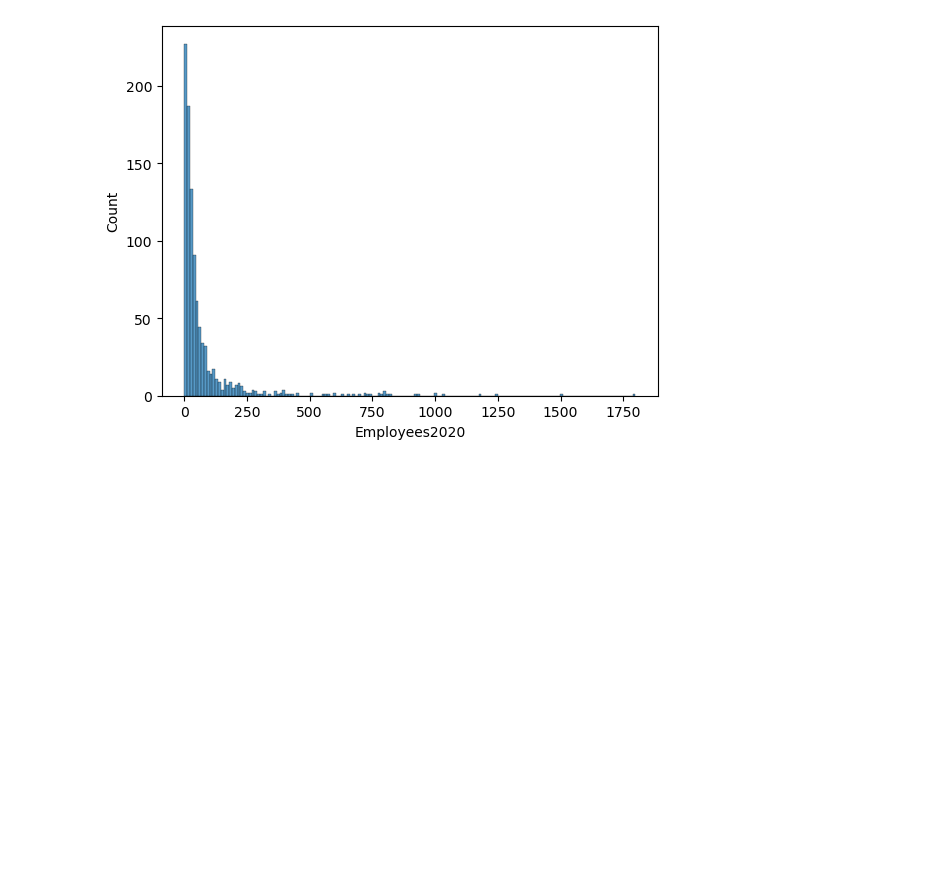
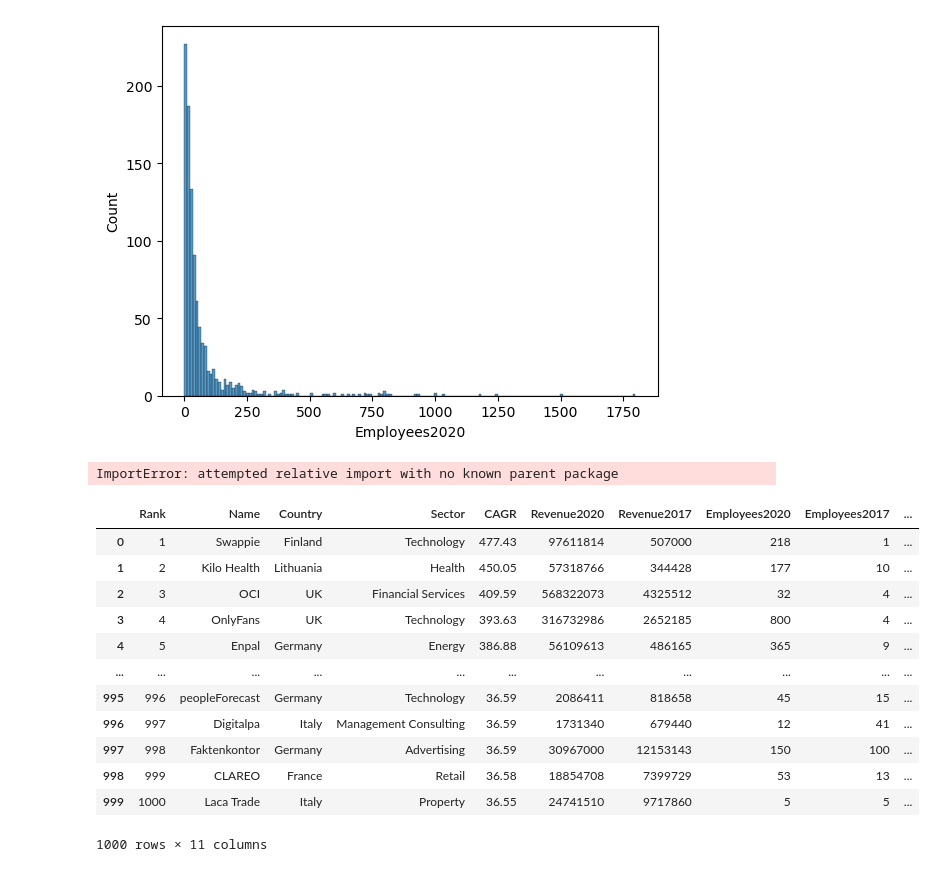
Before and after one commit to ubco-W2022T2-data301/project-group43, a Jupyter notebook: analysis/analysis2.ipynb, the cells around one changed output. Cells and saved outputs as stored; diff of their text form; code cells hidden in the pictures; blank space fills up the shorter version.

```diff
--- a/analysis/analysis2.ipynb
+++ b/analysis/analysis2.ipynb
@@ -111,3 +111,28 @@ sns.histplot(data=df, x='Employees2020')
 # %% [output]
 <AxesSubplot:xlabel='Employees2020', ylabel='Count'>
 [figure]
+# %%
+from .. import project_functions2 # This is called a relative import
+df = project_functions2.load_and_process("https://raw.githubusercontent.com/ubco-W2022T2-data301/project-group43/main/data/raw/FT1000.csv?token=GHSAT0AAAAAAB5P32QDTWHCCY2GH47YXTCMZA2DTCQ")
+df
+# %% [output]
+ImportError: attempted relative import with no known parent package
+# %%
+df = (pd.read_csv("../data/raw/FT1000.csv")
+      .drop(columns=['Ranked2021', 'Ranked2020'])
+      .assign(**{'Change % in Employees': lambda x: ((x['Employees2017'] - x['Employees2020']) / x['Employees2017']) * 100}))
+df
+# %% [output]
+|  | Rank | Name | Country | Sector | CAGR | Revenue2020 | Revenue2017 | Employees2020 | Employees2017 | ... |
+| 0 | 1 | Swappie | Finland | Technology | 477.43 | 97611814 | 507000 | 218 | 1 | ... |
+| 1 | 2 | Kilo Health | Lithuania | Health | 450.05 | 57318766 | 344428 | 177 | 10 | ... |
+| 2 | 3 | OCI | UK | Financial Services | 409.59 | 568322073 | 4325512 | 32 | 4 | ... |
+| 3 | 4 | OnlyFans | UK | Technology | 393.63 | 316732986 | 2652185 | 800 | 4 | ... |
+| 4 | 5 | Enpal | Germany | Energy | 386.88 | 56109613 | 486165 | 365 | 9 | ... |
+| ... | ... | ... | ... | ... | ... | ... | ... | ... | ... | ... |
+| 995 | 996 | peopleForecast | Germany | Technology | 36.59 | 2086411 | 818658 | 45 | 15 | ... |
+| 996 | 997 | Digitalpa | Italy | Management Consulting | 36.59 | 1731340 | 679440 | 12 | 41 | ... |
+| 997 | 998 | Faktenkontor | Germany | Advertising | 36.59 | 30967000 | 12153143 | 150 | 100 | ... |
+| 998 | 999 | CLAREO | France | Retail | 36.58 | 18854708 | 7399729 | 53 | 13 | ... |
+| 999 | 1000 | Laca Trade | Italy | Property | 36.55 | 24741510 | 9717860 | 5 | 5 | ... |
+1000 rows × 11 columns
```
Also changed, not shown: parts of 3 cells of this notebook.
